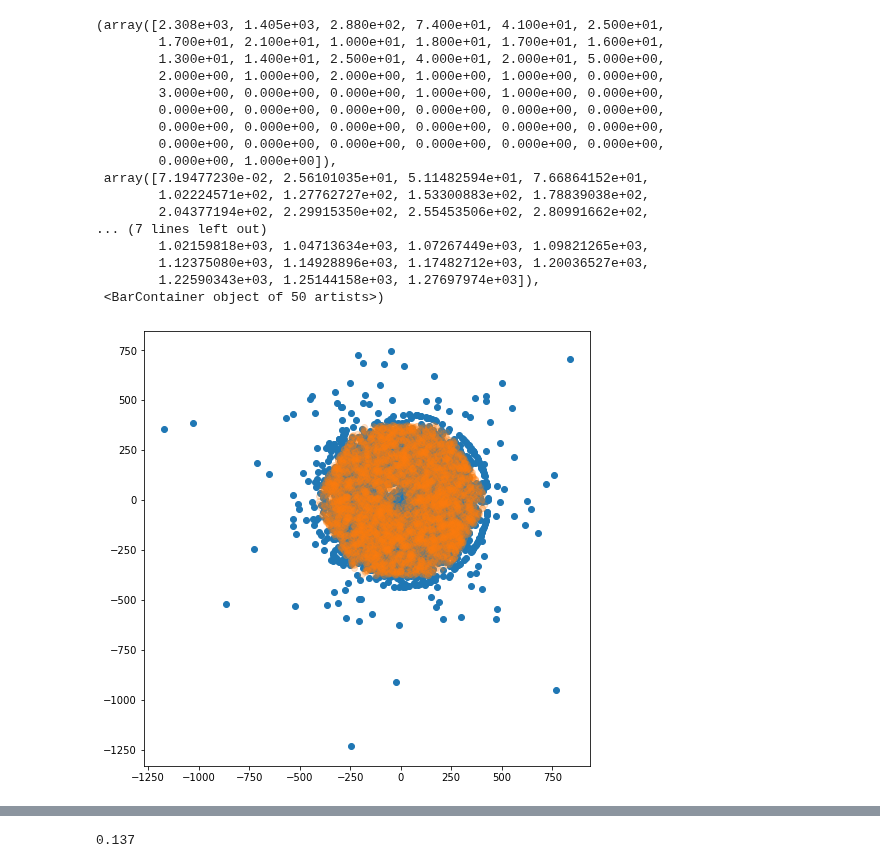
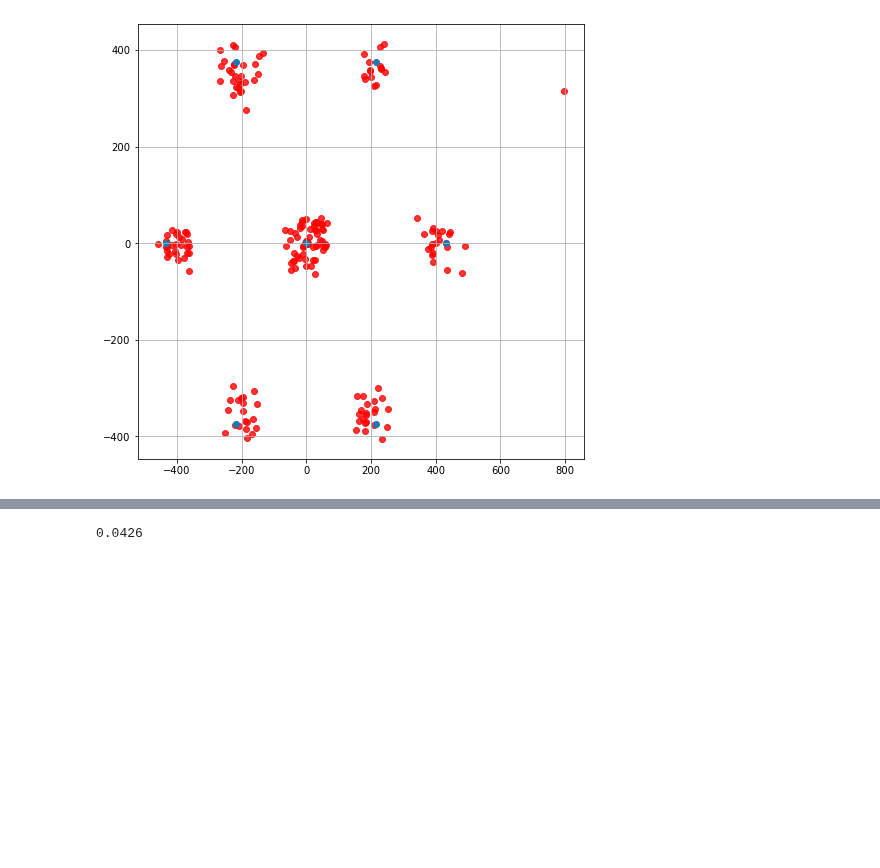
Before and after one commit to alexispacek/lab, a Jupyter notebook: Core no fijo.ipynb, the cells around one changed output, grey strips where cells are left out. Drawn from its saved outputs; the diff is of its cells as text; code cells hidden in the pictures; blank space fills up the shorter version.

```diff
--- a/Core no fijo.ipynb
+++ b/Core no fijo.ipynb
@@ -100,11 +100,11 @@ detectores_pos = [[-216.5,-375],[216.5,-375],[433,0],[216.5,375],[-216.5,375],[-
 rectangulo = [[-433,-375],[433,-433],[433,375],[-433,375]]
 pointsx,pointsy = [-216.5,216.5,433,216.5,-216.5,-433.5,0] , [-375,-375,0,375,375,0,0]
 centro = (0,0)
-#x_det = np.zeros(len(detectores_pos))
-#y_det = np.zeros(len(detectores_pos))
-#for i in range(len(detectores_pos)):
-#    x_det[i] = detectores_pos[i][0]
-#    y_det[i] = detectores_pos[i][1]
+x_det = np.zeros(len(detectores_pos))
+y_det = np.zeros(len(detectores_pos))
+for i in range(len(detectores_pos)):
+    x_det[i] = detectores_pos[i][0]
+    y_det[i] = detectores_pos[i][1]
 # %%
 #Defino parametros de LDF
 r0 = 300 #metros
@@ -246,27 +274,21 @@ for i in range(tries):
 # %%
 plt.figure(figsize=(8,8))
-plt.scatter(pos_res_x,pos_res_y)
-plt.scatter(puntos_x,puntos_y,alpha = 0.2)
+#plt.scatter(pos_res_x,pos_res_y,c='blue',alpha = 0.8)
+plt.scatter(pos_res_x_f,pos_res_y_f,c='red',alpha = 0.8)
+#plt.scatter(puntos_x,puntos_y,alpha = 0.2)
+#plt.scatter(bar_x_f,bar_y_f,c='orange',alpha = 0.8)
+plt.scatter(pointsx,pointsy)
+#plt.xlim(-500,500)
+#plt.ylim(-500,500)
+plt.grid()
+
 plt.figure(figsize=(8,8))
-plt.hist(error,bins=50)
+plt.xlabel('Distancia entre el core simulado y el core estimado',size=15)
+plt.ylabel('Numero de eventos',size=15)
+plt.hist(dist_core_sim,bins=50)
+plt.grid()
 #plt.xlim(0,1500)
 #plt.ylim(0,2000)
+plt.show()
 # %% [output]
-(array([2.308e+03, 1.405e+03, 2.880e+02, 7.400e+01, 4.100e+01, 2.500e+01,
-        1.700e+01, 2.100e+01, 1.000e+01, 1.800e+01, 1.700e+01, 1.600e+01,
-        1.300e+01, 1.400e+01, 2.500e+01, 4.000e+01, 2.000e+01, 5.000e+00,
-        2.000e+00, 1.000e+00, 2.000e+00, 1.000e+00, 1.000e+00, 0.000e+00,
-        3.000e+00, 0.000e+00, 0.000e+00, 1.000e+00, 1.000e+00, 0.000e+00,
-        0.000e+00, 0.000e+00, 0.000e+00, 0.000e+00, 0.000e+00, 0.000e+00,
-        0.000e+00, 0.000e+00, 0.000e+00, 0.000e+00, 0.000e+00, 0.000e+00,
-        0.000e+00, 0.000e+00, 0.000e+00, 0.000e+00, 0.000e+00, 0.000e+00,
-        0.000e+00, 1.000e+00]),
- array([7.19477230e-02, 2.56101035e+01, 5.11482594e+01, 7.66864152e+01,
-        1.02224571e+02, 1.27762727e+02, 1.53300883e+02, 1.78839038e+02,
-        2.04377194e+02, 2.29915350e+02, 2.55453506e+02, 2.80991662e+02,
-... (7 lines left out)
-        1.02159818e+03, 1.04713634e+03, 1.07267449e+03, 1.09821265e+03,
-        1.12375080e+03, 1.14928896e+03, 1.17482712e+03, 1.20036527e+03,
-        1.22590343e+03, 1.25144158e+03, 1.27697974e+03]),
- <BarContainer object of 50 artists>)
-[figure, old version]
+[figure, new version]
@@ -274,7 +296,7 @@ plt.hist(error,bins=50)
 # %%
-Falso/(Verd+Falso)
+(Falso/(Verd+Falso))
 # %% [output]
-0.137
+0.0426
 # %%
 maximo = np.where(dist_core_sim == np.max(dist_core_sim))
 # %%
```
Also changed, not shown: parts of 8 cells of this notebook.
